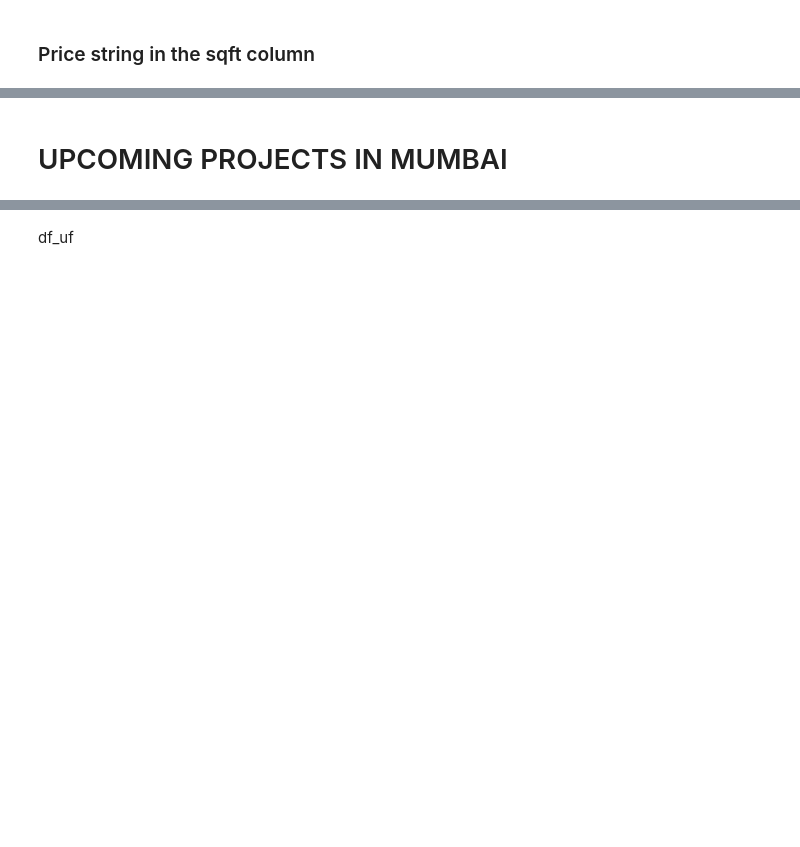
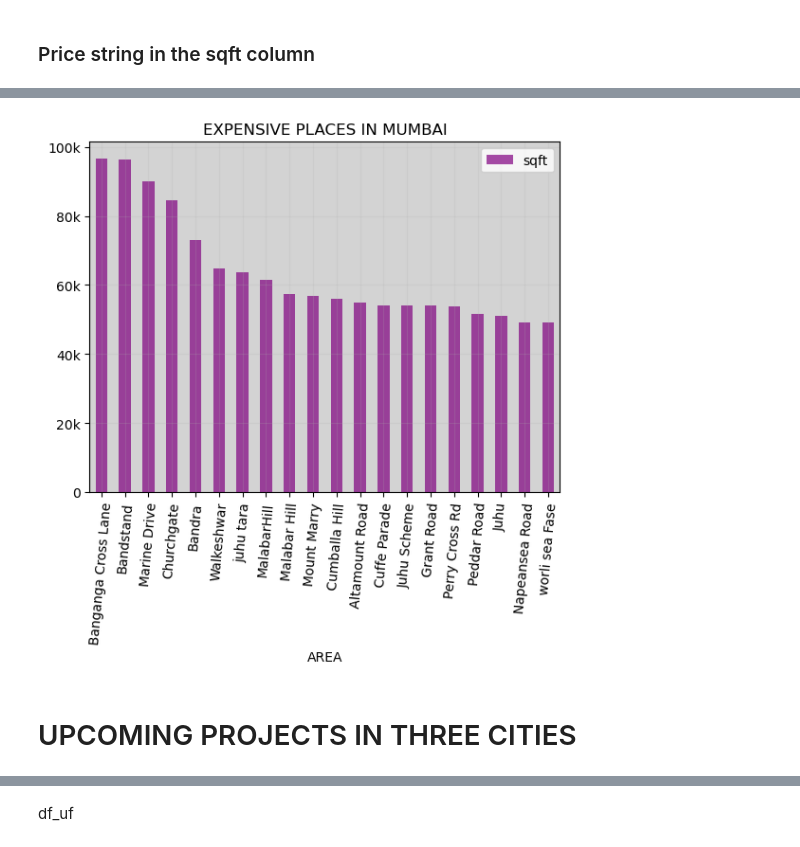
Before and after one commit to rishikeshwaghela/Python_ca2, a Jupyter notebook: final_ca2.ipynb, the cells around one changed output, grey strips where cells are left out. Cells and saved outputs as stored; diff of their text form; code cells hidden in the pictures; blank space fills up the shorter version.

Commit message:
near graph

```diff
--- a/final_ca2.ipynb
+++ b/final_ca2.ipynb
@@ -536,0 +237,2 @@ memory usage: 9.2+ MB
+# %%
+data_final.rename({"city":"area"} , axis=1 , inplace=True)
@@ -536,0 +254,2 @@ memory usage: 9.2+ MB
+# %%
+data_final["area"] = data_final["area"].str.replace(", Mumbai","").str.replace(", Delhi","").str.replace(", Chennai","")
@@ -740,2 +316,20 @@ plt.show()
+# %%
+area_prices = data_final.groupby(["CITY","area"], as_index=False)["sqft"].mean()
+# %%
+area_prices["sqft"] = area_prices["sqft"].astype(int)
+# %%
+df = area_prices[area_prices["CITY"] == "Mumbai"].sort_values("sqft", ascending=False)\
+    .head(20).plot(kind = "bar" , x = "area" , y = "sqft" , title = "EXPENSIVE PLACES IN MUMBAI" , color= "purple"  , alpha = 0.7, rot = 85,
+                   xlabel = "AREA")
+
+df.set_yticklabels(["0" , "20k" , "40k","60k","80k","100k"])
+df.grid(alpha = 0.2)
+df.set_facecolor("lightgray")
+plt.show()
+
+                   #plt.yticks = ([0,2e4,4e4,6e4,8e4,1e5],["0" , "20k" , "40k","60k","80k","100k"])
+#plt.show()
+# %% [output]
+[figure, added]
 # %% [markdown]
-# UPCOMING PROJECTS IN MUMBAI
+# UPCOMING PROJECTS IN THREE CITIES
```
Also changed, not shown: parts of 132 cells of this notebook.
